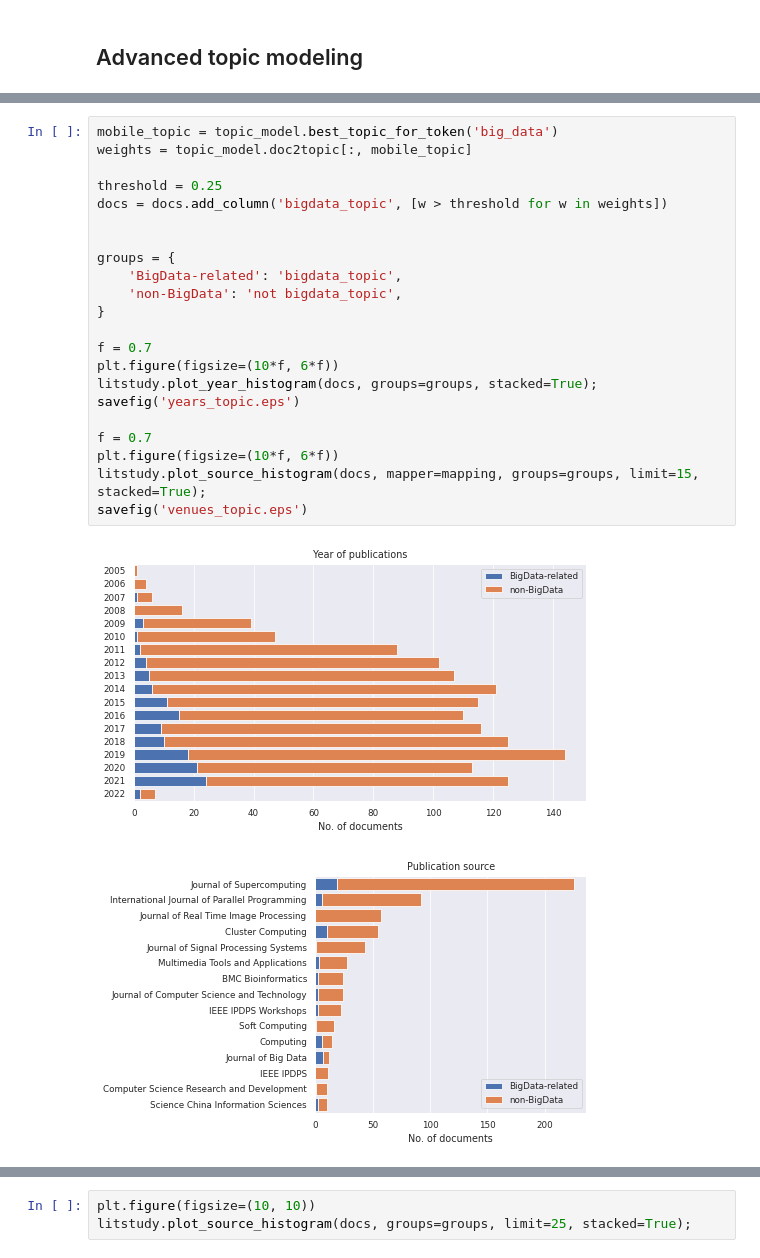
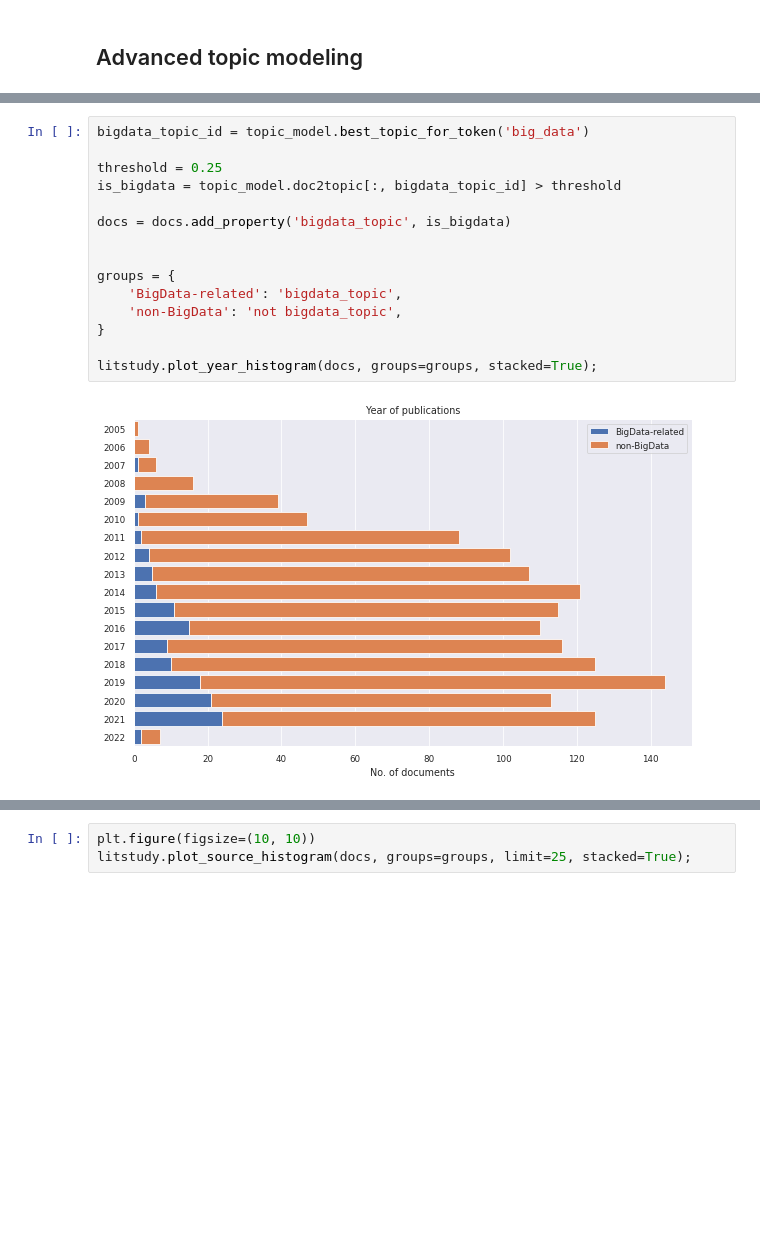
Before and after one commit to NLeSC/litstudy, a Jupyter notebook: example.ipynb, the cells around one changed output, grey strips where cells are left out. Drawn from its saved outputs; the diff is of its cells as text; blank space fills up the shorter version.

```diff
--- a/example.ipynb
+++ b/example.ipynb
@@ -254,26 +185,18 @@ After this, we define two groups: documents that have the tag "bigdata_topic" an
 # %%
-mobile_topic = topic_model.best_topic_for_token('big_data')
-weights = topic_model.doc2topic[:, mobile_topic]
+bigdata_topic_id = topic_model.best_topic_for_token('big_data')
 
 threshold = 0.25
-docs = docs.add_column('bigdata_topic', [w > threshold for w in weights])
+is_bigdata = topic_model.doc2topic[:, bigdata_topic_id] > threshold
+
+docs = docs.add_property('bigdata_topic', is_bigdata)
 
 
 groups = {
     'BigData-related': 'bigdata_topic',
     'non-BigData': 'not bigdata_topic',
 }
 
-f = 0.7
-plt.figure(figsize=(10*f, 6*f))
 litstudy.plot_year_histogram(docs, groups=groups, stacked=True);
-savefig('years_topic.eps')
-
-f = 0.7
-plt.figure(figsize=(10*f, 6*f))
-litstudy.plot_source_histogram(docs, mapper=mapping, groups=groups, limit=15, stacked=True);
-savefig('venues_topic.eps')
 # %% [output]
-[figure, old version]
+[figure, new version]
-[figure, removed]
 # %% [markdown]
```
Also changed, not shown: parts of 23 cells of this notebook, 28 other files.
